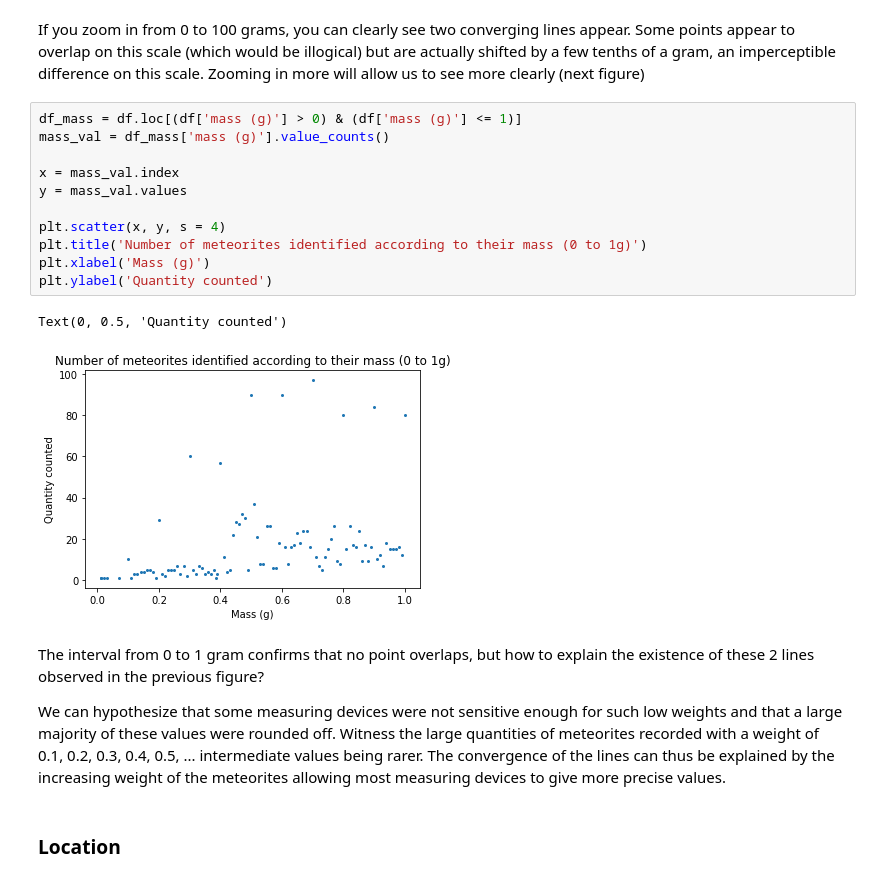
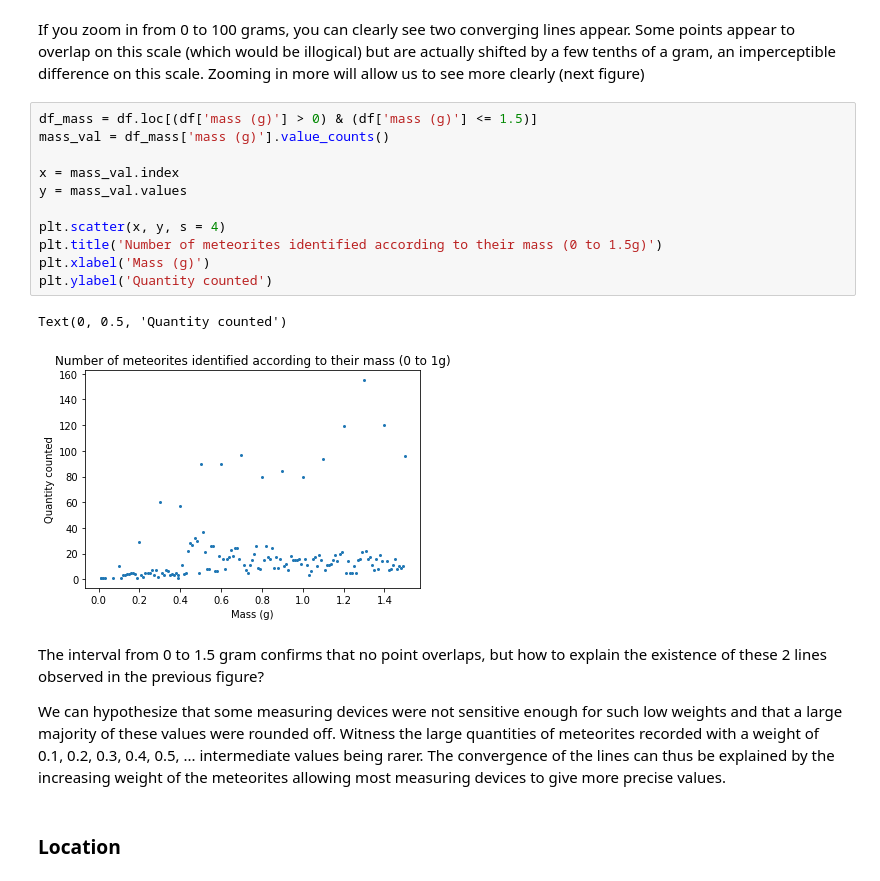
Before and after one commit to Kartmaan/Meteorite_landings, a Jupyter notebook: meteorite_landings.ipynb, the cells around one changed output. Drawn from its saved outputs; the diff is of its cells as text.

```diff
--- a/meteorite_landings.ipynb
+++ b/meteorite_landings.ipynb
@@ -225,21 +225,21 @@ Text(0, 0.5, 'Quantity counted')
 # %% [markdown]
 If you zoom in from 0 to 100 grams, you can clearly see two converging lines appear. Some points appear to overlap on this scale (which would be illogical) but are actually shifted by a few tenths of a gram, an imperceptible difference on this scale. Zooming in more will allow us to see more clearly (next figure)
 # %%
-df_mass = df.loc[(df['mass (g)'] > 0) & (df['mass (g)'] <= 1)]
+df_mass = df.loc[(df['mass (g)'] > 0) & (df['mass (g)'] <= 1.5)]
 mass_val = df_mass['mass (g)'].value_counts()
 
 x = mass_val.index
 y = mass_val.values
 
 plt.scatter(x, y, s = 4)
-plt.title('Number of meteorites identified according to their mass (0 to 1g)')
+plt.title('Number of meteorites identified according to their mass (0 to 1.5g)')
 plt.xlabel('Mass (g)')
 plt.ylabel('Quantity counted')
 # %% [output]
 Text(0, 0.5, 'Quantity counted')
-[figure, old version]
+[figure, new version]
 # %% [markdown]
-The interval from 0 to 1 gram confirms that no point overlaps, but how to explain the existence of these 2 lines observed in the previous figure?
+The interval from 0 to 1.5 gram confirms that no point overlaps, but how to explain the existence of these 2 lines observed in the previous figure?
 
 We can hypothesize that some measuring devices were not sensitive enough for such low weights and that a large majority of these values were rounded off. Witness the large quantities of meteorites recorded with a weight of 0.1, 0.2, 0.3, 0.4, 0.5, ... intermediate values being rarer. The convergence of the lines can thus be explained by the increasing weight of the meteorites allowing most measuring devices to give more precise values.
 # %% [markdown]
```
